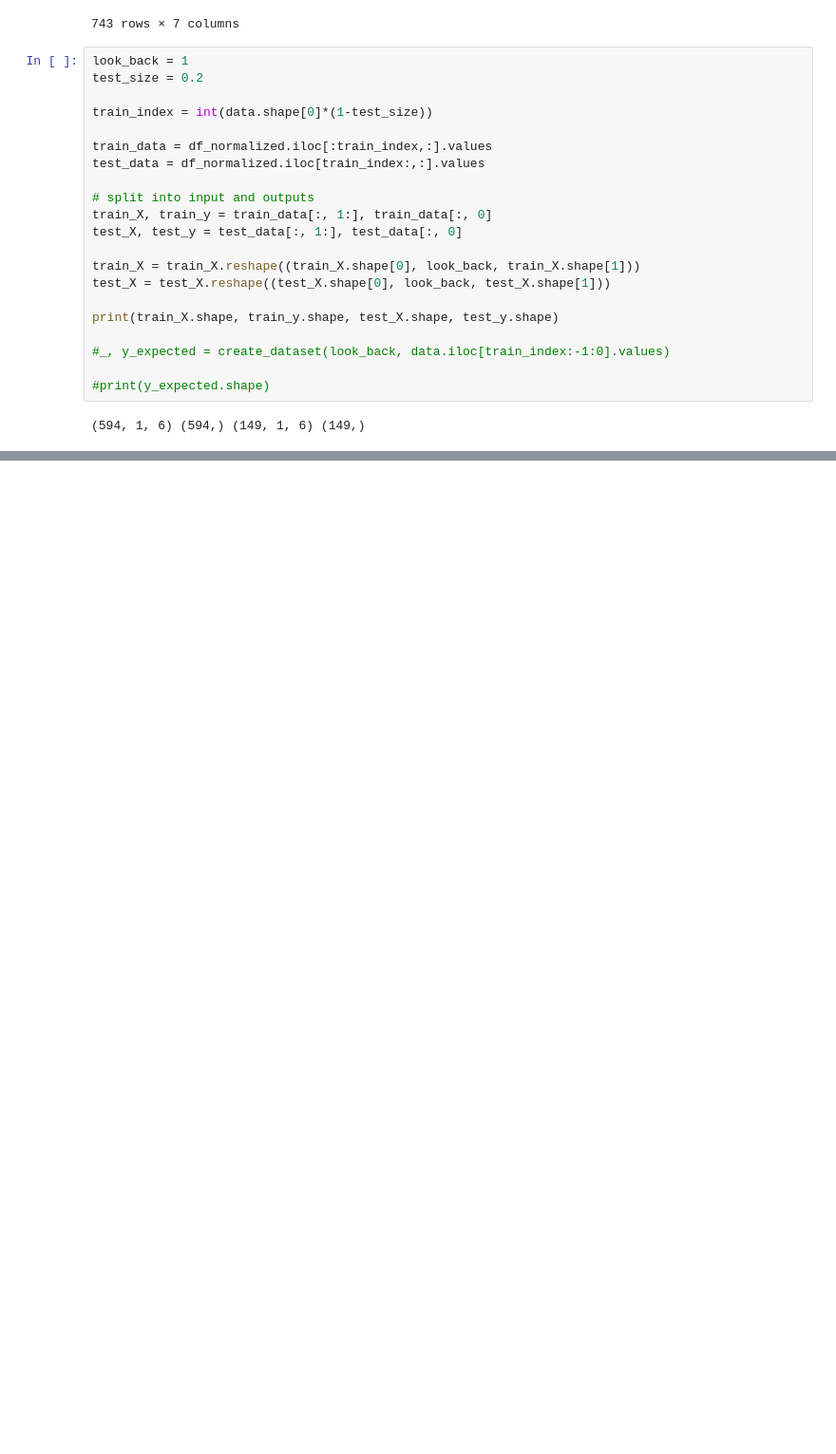
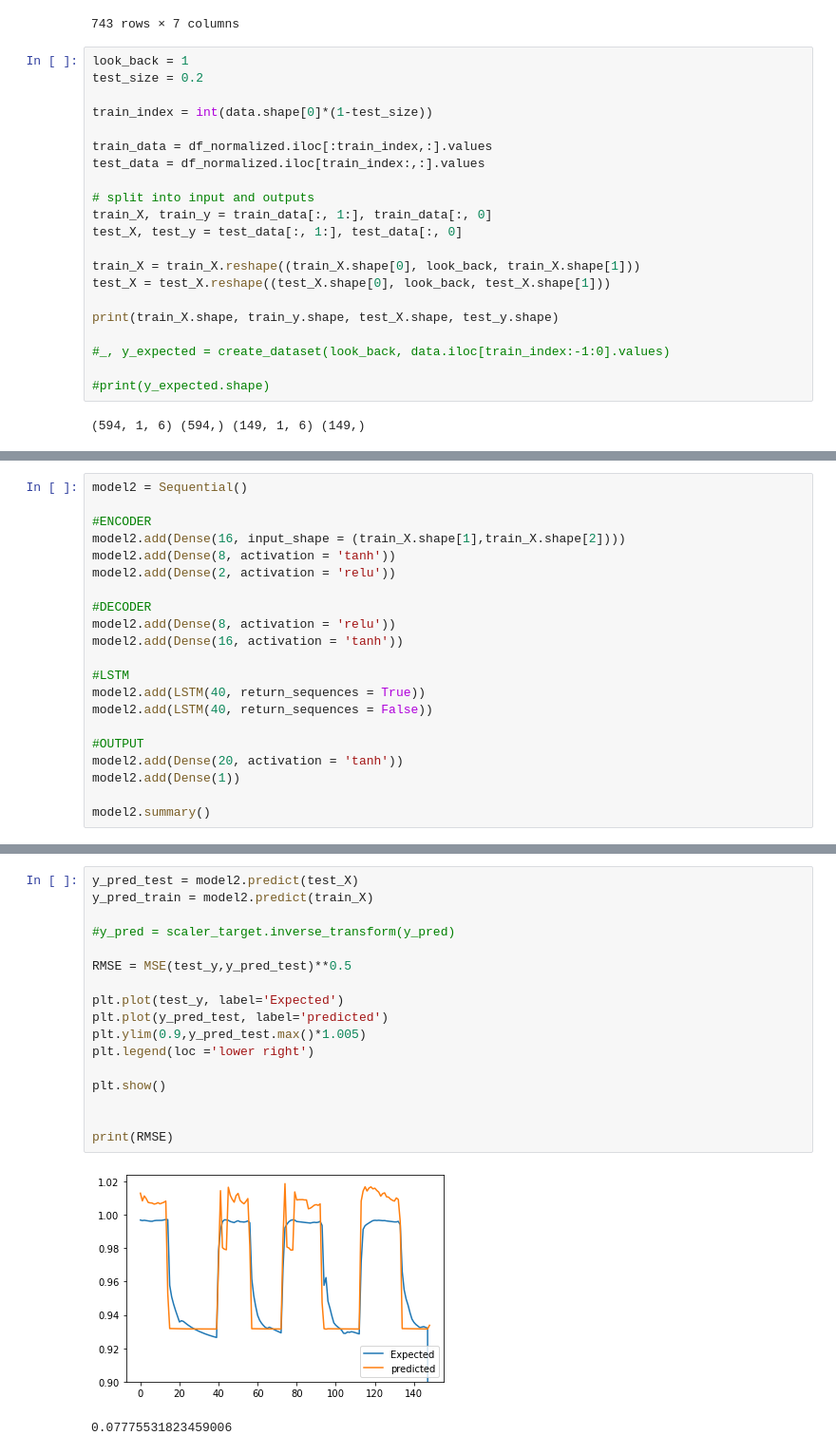
Before and after one commit to DboechatM/Oil-and-Gas-IA-Aplications, a Jupyter notebook: LSTM_MISO.ipynb, the cells around one changed output, grey strips where cells are left out. Shown: that part at 95% size. Saved outputs shown, nothing was run; the diff lists cells and outputs as text; blank space fills up the shorter version.

```diff
--- a/LSTM_MISO.ipynb
+++ b/LSTM_MISO.ipynb
@@ -380,0 +253,21 @@ plt.legend(loc ='lower right')
+# %%
+model2 = Sequential()
+
+#ENCODER
+model2.add(Dense(16, input_shape = (train_X.shape[1],train_X.shape[2])))
+model2.add(Dense(8, activation = 'tanh'))
+model2.add(Dense(2, activation = 'relu'))
+
+#DECODER
+model2.add(Dense(8, activation = 'relu'))
+model2.add(Dense(16, activation = 'tanh'))
+
+#LSTM
+model2.add(LSTM(40, return_sequences = True))
+model2.add(LSTM(40, return_sequences = False))
+
+#OUTPUT
+model2.add(Dense(20, activation = 'tanh'))
+model2.add(Dense(1))
+
+model2.summary()
@@ -380,0 +327,20 @@ plt.legend(loc ='lower right')
+# %%
+y_pred_test = model2.predict(test_X)
+y_pred_train = model2.predict(train_X)
+
+#y_pred = scaler_target.inverse_transform(y_pred)
+
+RMSE = MSE(test_y,y_pred_test)**0.5
+
+plt.plot(test_y, label='Expected')
+plt.plot(y_pred_test, label='predicted')
+plt.ylim(0.9,y_pred_test.max()*1.005)
+plt.legend(loc ='lower right')
+
+plt.show()
+
+
+print(RMSE)
+# %% [output]
+[figure, added]
+0.07775531823459006
```
Also changed, not shown: parts of 22 cells of this notebook.
